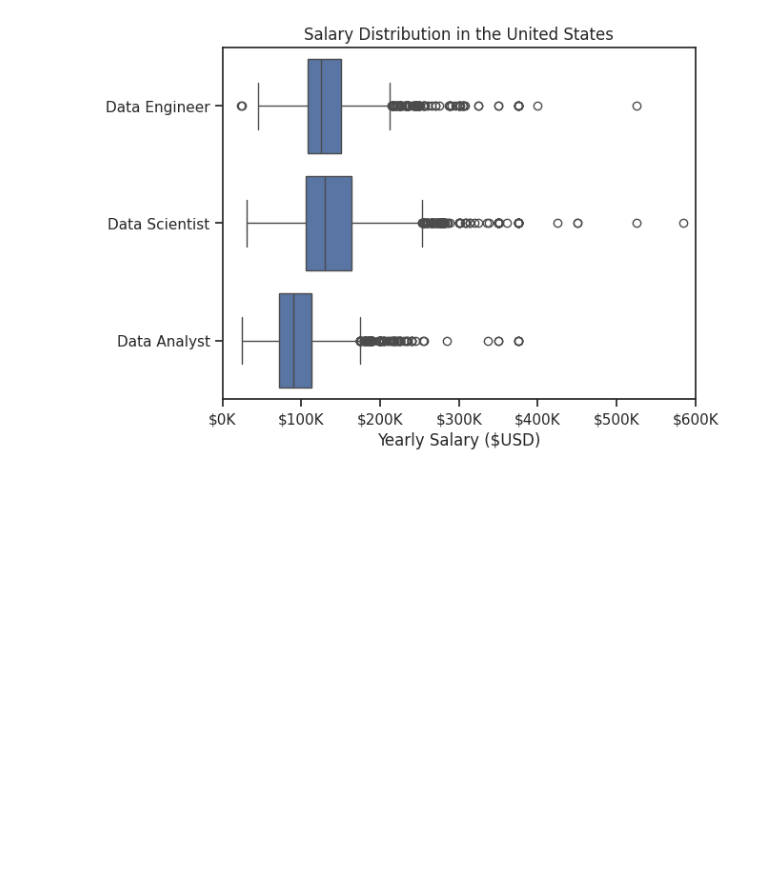
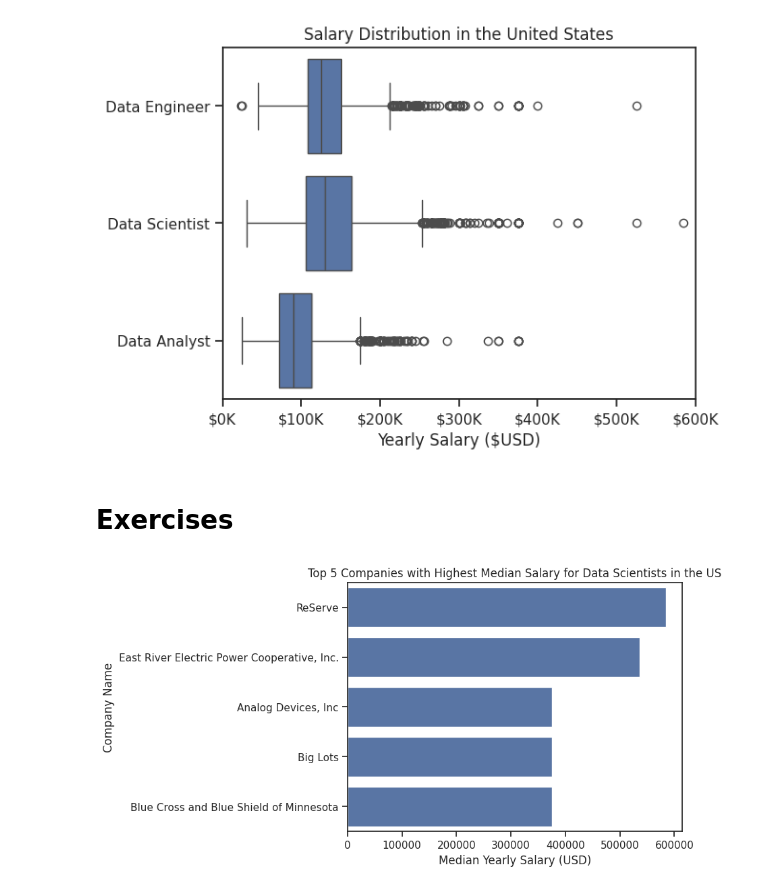
Before and after one commit to AdamWiercioch95/Python_Data_Exercises, a Jupyter notebook: seaborn/1_Seaborn_Intro.ipynb, the cells around one changed output. Drawn from its saved outputs; the diff is of its cells as text; code cells hidden in the pictures; blank space fills up the shorter version.

Commit message:
exercises with seaborn

```diff
--- a/seaborn/1_Seaborn_Intro.ipynb
+++ b/seaborn/1_Seaborn_Intro.ipynb
@@ -156,3 +156,20 @@ plt.gca().xaxis.set_major_formatter(ticks_x)
 plt.show()
 # %% [output]
 [figure]
+# %% [markdown]
+# Exercises
+# %%
+# Create a Seaborn bar plot to visualize the top 5 companies with the highest median salary_year_avg for Data Scientist job postings in the United States.
+
+df_DS_US = df[(df['job_title_short'] == 'Data Scientist') & (df['job_country'] == 'United States')].copy()
+df_DS_US = df_DS_US.dropna(subset=['salary_year_avg'])
+
+top_5_companies = df_DS_US.groupby('company_name')['salary_year_avg'].median().nlargest().reset_index()
+
+sns.barplot(data=top_5_companies, x='salary_year_avg', y='company_name')
+plt.title('Top 5 Companies with Highest Median Salary for Data Scientists in the US')
+plt.xlabel('Median Yearly Salary (USD)')
+plt.ylabel('Company Name')
+plt.show()
+# %% [output]
+[figure, added]
```
Also changed, not shown: parts of 5 cells of this notebook.
